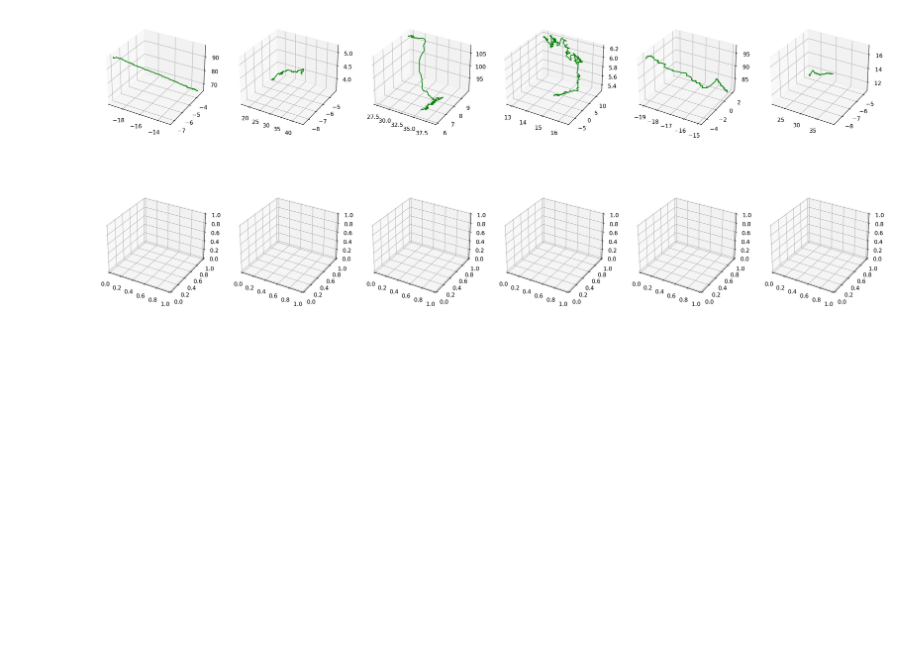
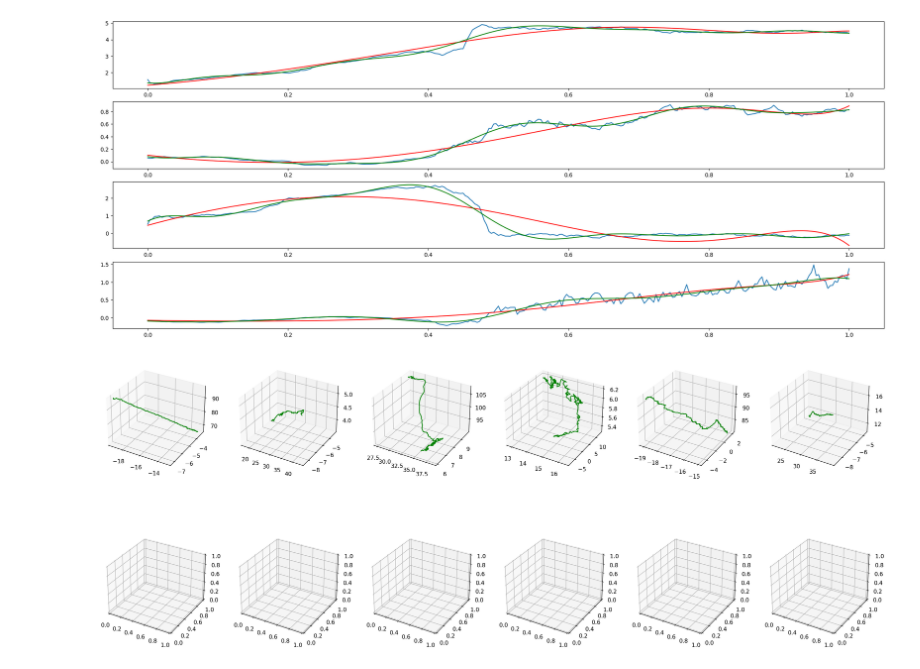
Before and after one commit to Linyou/D3DGS, a Jupyter notebook: point_motion.ipynb, the cells around one changed output. Cells and saved outputs as stored; diff of their text form; code cells hidden in the pictures; blank space fills up the shorter version.

```diff
--- a/point_motion.ipynb
+++ b/point_motion.ipynb
@@ -56,10 +58,15 @@ def load_ply(path):
 # %%
 import tqdm
 xyzs_list = []
+rots_list = []
 for i in tqdm.tqdm(range(len(ply_list))):
-    xyzs_list.append(load_ply(ply_list[i]))
+    xyz_i, rot_i = load_ply(ply_list[i])
+    xyzs_list.append(xyz_i)
+    rots_list.append(rot_i)
 # %%
 xyzs_list_numpy = np.stack(xyzs_list)
+rots_list_numpy = np.stack(rots_list)
 xyzs_list_torch = torch.from_numpy(xyzs_list_numpy)
+rots_list_torch = torch.from_numpy(rots_list_numpy)
 xyzs_dist = xyzs_list_torch - xyzs_list_torch.mean(dim=0, keepdim=True)
 sorted, indice = torch.sort(torch.abs(xyzs_dist).sum(0).sum(-1))
@@ -103,10 +103,10 @@ class Fitting_polynomial(torch.nn.Module):
 # %%
-def get_dim_model(y_target, x, dim=9):
+def get_dim_model(y_target, x, dim=9, model_func=Fitting_polynomial):
     # Create Tensors to hold input and outputs.
     y = torch.from_numpy(y_target)
 
     # Construct our model by instantiating the class defined above
-    model = Fitting_polynomial(dim)
+    model = model_func(dim)
 
     criterion = torch.nn.SmoothL1Loss(reduction='mean')
     optimizer = torch.optim.SGD(model.parameters(), lr=1e-2, momentum=0.9)
@@ -140,6 +140,41 @@ z_target = xyzs_list_numpy[:, point_id, 2]
 x_model = get_dim_model(x_target, x)
 y_model = get_dim_model(y_target, x)
 z_model = get_dim_model(z_target, x)
+# %%
+# test fitting
+point_id = indice[-4]
+x = torch.linspace(0, 1, 299)
+x_target = rots_list_numpy[:, point_id, 0]
+y_target = rots_list_numpy[:, point_id, 1]
+z_target = rots_list_numpy[:, point_id, 2]
+k_target = rots_list_numpy[:, point_id, 3]
+
+x_model = get_dim_model(x_target, x, dim=18)
+x_model_fft = get_dim_model(x_target, x, dim=9, model_func=Fitting_fft)
+y_model = get_dim_model(y_target, x, dim=18)
+y_model_fft = get_dim_model(y_target, x, dim=9, model_func=Fitting_fft)
+z_model = get_dim_model(z_target, x, dim=18)
+z_model_fft = get_dim_model(z_target, x, dim=9, model_func=Fitting_fft)
+k_model = get_dim_model(k_target, x, dim=18)
+k_model_fft = get_dim_model(k_target, x, dim=9, model_func=Fitting_fft)
+# %%
+point_id = indice[-4]
+fig, axs = plt.subplots(nrows=4, ncols=1)
+axs[0].plot(x, rots_list_numpy[:, point_id, 0])
+axs[0].plot(x, x_model(x).cpu().detach().numpy(), color='red')
+axs[0].plot(x, x_model_fft(x).cpu().detach().numpy(), color='green')
+axs[1].plot(x, rots_list_numpy[:, point_id, 1])
+axs[1].plot(x, y_model(x).cpu().detach().numpy(), color='red')
+axs[1].plot(x, y_model_fft(x).cpu().detach().numpy(), color='green')
+axs[2].plot(x, rots_list_numpy[:, point_id, 2])
+axs[2].plot(x, z_model(x).cpu().detach().numpy(), color='red')
+axs[2].plot(x, z_model_fft(x).cpu().detach().numpy(), color='green')
+axs[3].plot(x, rots_list_numpy[:, point_id, 3])
+axs[3].plot(x, k_model(x).cpu().detach().numpy(), color='red')
+axs[3].plot(x, k_model_fft(x).cpu().detach().numpy(), color='green')
+plt.show()
+# %% [output]
+[figure, added]
 # %%
 num_curve = 6
 fig, axs = plt.subplots(nrows=2, ncols=num_curve, subplot_kw={'projection': '3d'})
```
Also changed, not shown: parts of 6 cells of this notebook, 8 other files.
